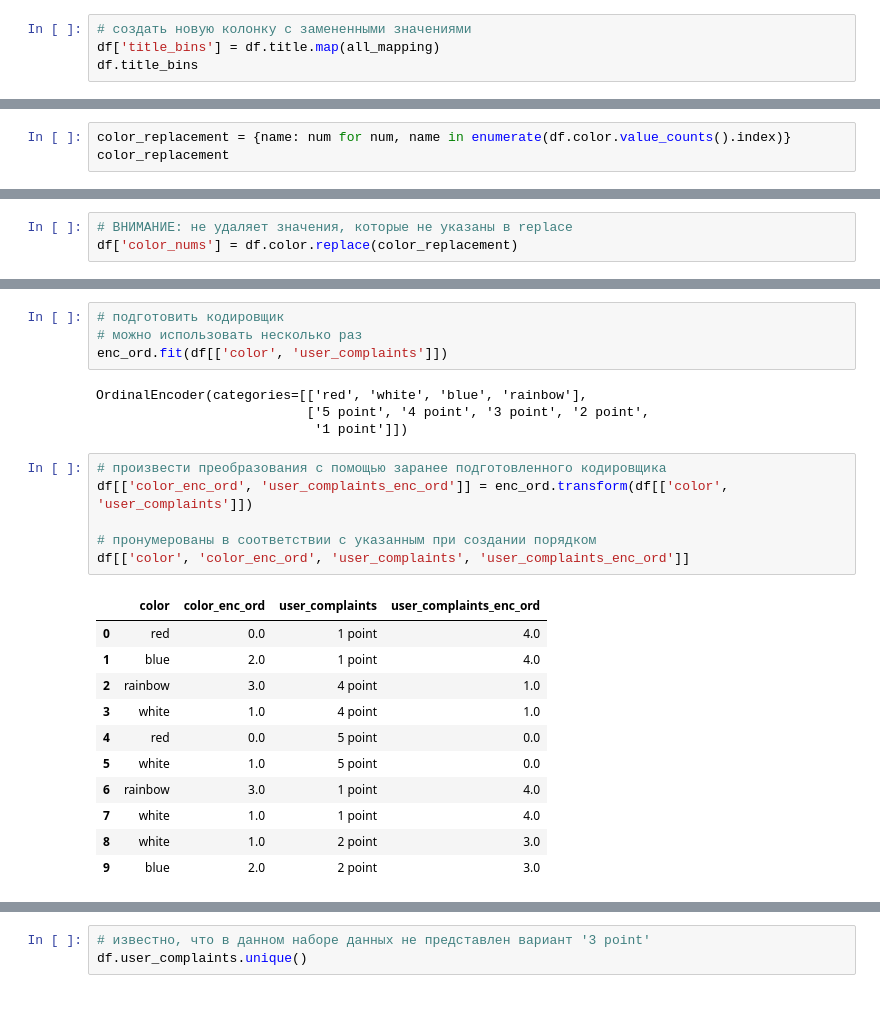
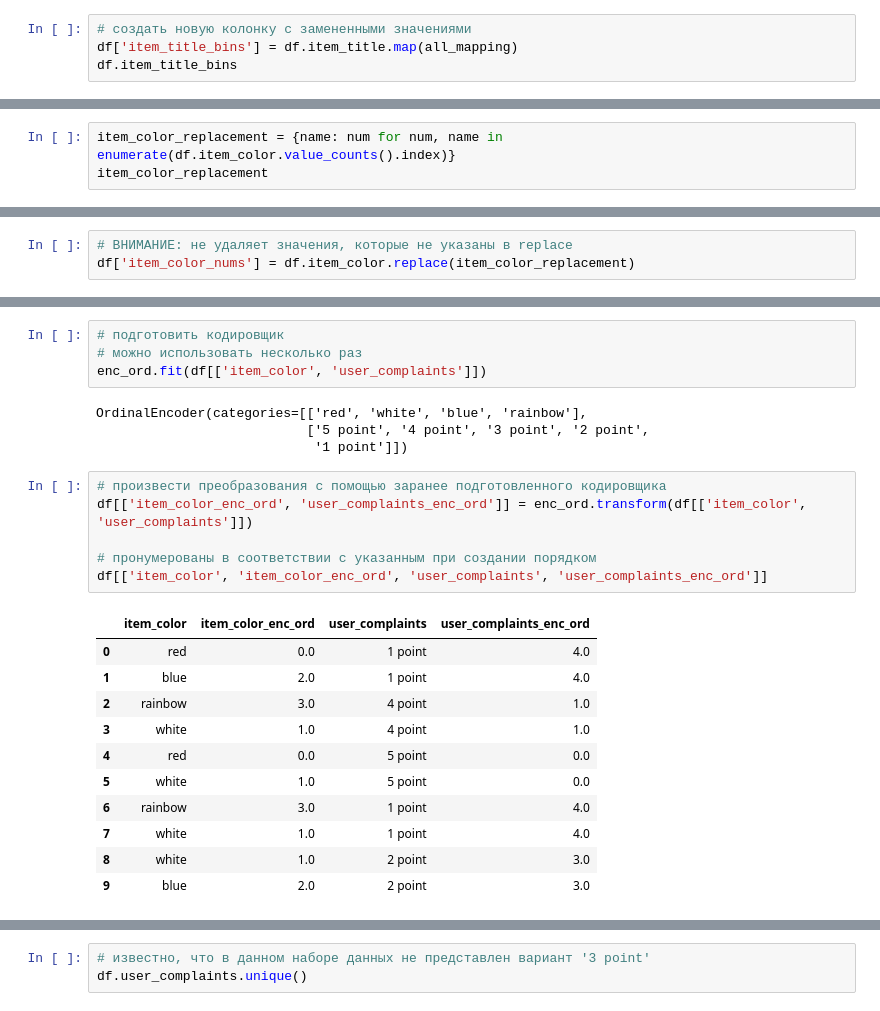
Before and after one commit to ryndovaira-org/data_science_lectures, a Jupyter notebook: 04_data_preparation/lectures/04_feature_engineering.ipynb, the cells around one changed output, grey strips where cells are left out. Saved outputs shown, nothing was run; the diff lists cells and outputs as text.

```diff
--- a/04_data_preparation/lectures/04_feature_engineering.ipynb
+++ b/04_data_preparation/lectures/04_feature_engineering.ipynb
@@ -555,8 +573,8 @@ all_mapping
  'Car': 'Car'}
 # %%
 # создать новую колонку с замененными значениями
-df['title_bins'] = df.title.map(all_mapping)
-df.title_bins
+df['item_title_bins'] = df.item_title.map(all_mapping)
+df.item_title_bins
 # %% [output]
 0           Toy
 1        Animal
@@ -582,8 +600,8 @@ _ = sns.countplot(x=df.color)
 # %%
-color_replacement = {name: num for num, name in enumerate(df.color.value_counts().index)}
-color_replacement
+item_color_replacement = {name: num for num, name in enumerate(df.item_color.value_counts().index)}
+item_color_replacement
 # %% [output]
 {'white': 0, 'blue': 1, 'rainbow': 2, 'red': 3}
 # %%
 # ВНИМАНИЕ: не удаляет значения, которые не указаны в replace
-df['color_nums'] = df.color.replace(color_replacement)
+df['item_color_nums'] = df.item_color.replace(item_color_replacement)
@@ -711,19 +728,19 @@ OrdinalEncoder(categories=[['red', 'white', 'blue', 'rainbow'],
 # %%
 # подготовить кодировщик
 # можно использовать несколько раз
-enc_ord.fit(df[['color', 'user_complaints']])
+enc_ord.fit(df[['item_color', 'user_complaints']])
 # %% [output]
 OrdinalEncoder(categories=[['red', 'white', 'blue', 'rainbow'],
                            ['5 point', '4 point', '3 point', '2 point',
                             '1 point']])
 # %%
 # произвести преобразования с помощью заранее подготовленного кодировщика
-df[['color_enc_ord', 'user_complaints_enc_ord']] = enc_ord.transform(df[['color', 'user_complaints']])
+df[['item_color_enc_ord', 'user_complaints_enc_ord']] = enc_ord.transform(df[['item_color', 'user_complaints']])
 
 # пронумерованы в соответствии с указанным при создании порядком
-df[['color', 'color_enc_ord', 'user_complaints', 'user_complaints_enc_ord']]
+df[['item_color', 'item_color_enc_ord', 'user_complaints', 'user_complaints_enc_ord']]
 # %% [output]
-|  | color | color_enc_ord | user_complaints | user_complaints_enc_ord |
+|  | item_color | item_color_enc_ord | user_complaints | user_complaints_enc_ord |
 | 0 | red | 0.0 | 1 point | 4.0 |
 | 1 | blue | 2.0 | 1 point | 4.0 |
 | 2 | rainbow | 3.0 | 4 point | 1.0 |
```
Also changed, not shown: parts of 57 cells of this notebook.
